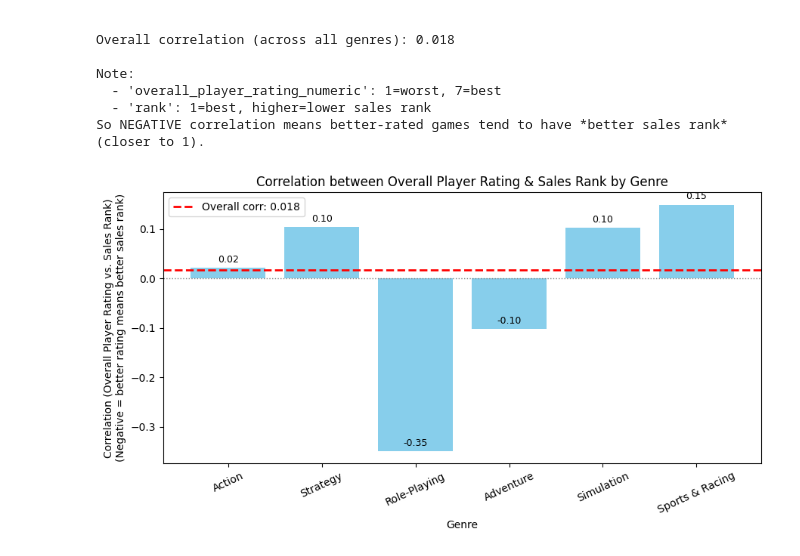
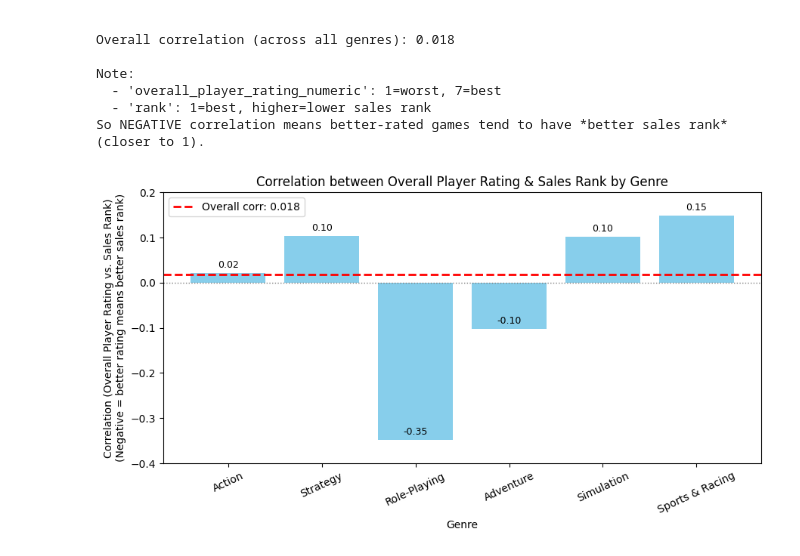
Before and after one commit to OfirBH/Steam_Final_Project, a Jupyter notebook: steam_final_project.ipynb, the cells around one changed output. Drawn from its saved outputs; the diff is of its cells as text; code cells hidden in the pictures.

```diff
--- a/steam_final_project.ipynb
+++ b/steam_final_project.ipynb
@@ -2027,31 +2027,32 @@ bars = ax.bar(genres, correlations, color='skyblue')
 # Highlight overall correlation as a horizontal line
 ax.axhline(sales_overall_corr, color='red', linestyle='--', lw=2, label=f"Overall corr: {sales_overall_corr:.3f}")
 
 # Annotate bars
 for bar, corr in zip(bars, correlations):
     height = bar.get_height()
     label_corr = f"{corr:.2f}" if not np.isnan(corr) else "n/a"
     ax.annotate(label_corr,
                 xy=(bar.get_x() + bar.get_width() / 2, height),
                 xytext=(0, 3),  # 3 points vertical offset
                 textcoords="offset points",
                 ha='center', va='bottom', fontsize=9)
 
 ax.set_ylabel("Correlation (Overall Player Rating vs. Sales Rank)\n(Negative = better rating means better sales rank)")
 ax.set_xlabel("Genre")
 ax.set_title("Correlation between Overall Player Rating & Sales Rank by Genre")
 ax.legend()
 plt.xticks(rotation=25)
 plt.tight_layout()
 
 
 # Add a horizontal line at y=0 for reference
 ax.axhline(0.0, color='gray', linestyle=':', linewidth=1)
 
 # To make sure the legend doesn't have duplicates, we only want unique handles and labels
 handles, labels = ax.get_legend_handles_labels()
 unique = dict(zip(labels, handles))
 ax.legend(unique.values(), unique.keys())
+ax.set_ylim(-0.4, 0.2)
 plt.show()
 # %% [output]
-[figure, old version]
+[figure, new version]
```
Also changed, not shown: parts of 2 cells of this notebook.
